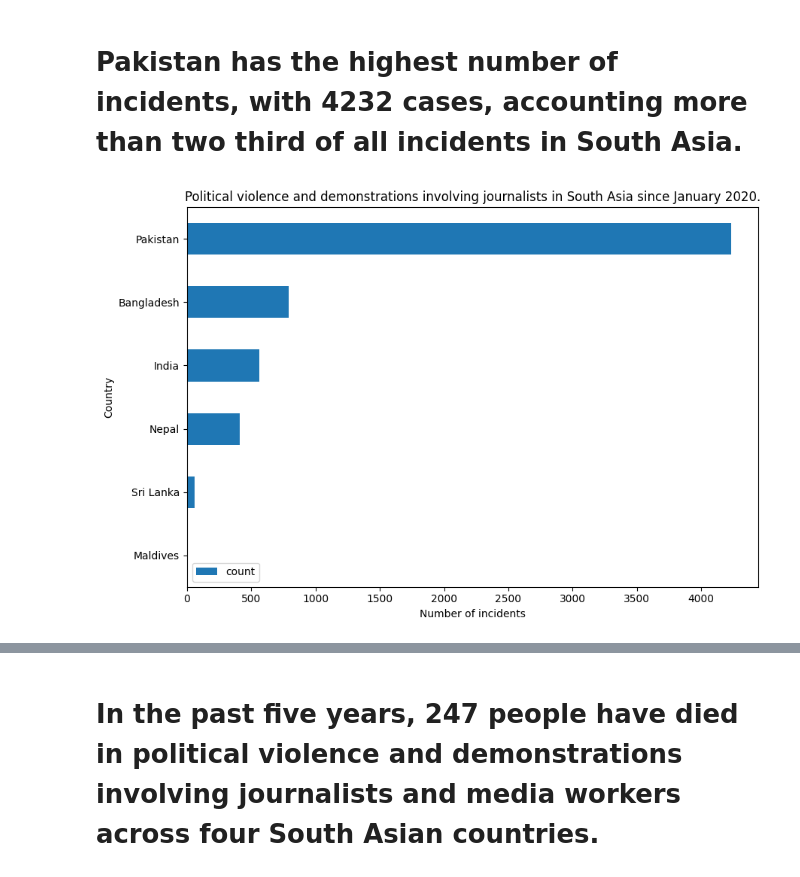
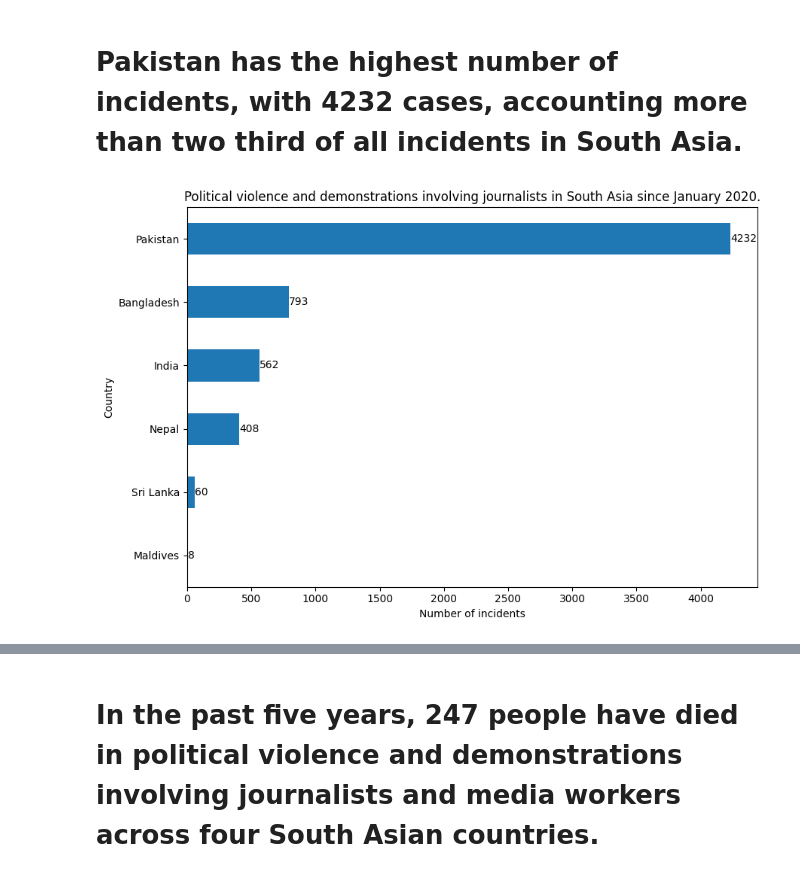
Before and after one commit to tufanjee/tufanjee.github.io, a Jupyter notebook: Disorder Involving the Media.ipynb, the cells around one changed output, grey strips where cells are left out. Saved outputs shown, nothing was run; the diff lists cells and outputs as text; code cells hidden in the pictures.

```diff
--- a/Disorder Involving the Media.ipynb
+++ b/Disorder Involving the Media.ipynb
@@ -82,27 +82,34 @@ Pakistan has the highest number of incidents, with 4232 cases, accounting for ap
 # %%
 # Creating the bar chart for the political violence and demonstrations involving journalists and media workers in South Asia.
 
 import matplotlib.pyplot as plt
 
-after20.groupby('country')\
+country_counts = after20.groupby('country')\
     .size()\
     .sort_values()\
-    .reset_index(name='count')\
-    .plot(
-        kind='barh',
-        x='country',
-        y='count',
-        figsize=(9,6)
-    )
+    .reset_index(name='count')
+ax = country_counts.plot(
+    kind='barh',
+    x='country',
+    y='count',
+    figsize=(9, 6),
+    legend=False
+)
+
+
+for i, count in enumerate(country_counts['count']):
+    ax.text(count + 0.5, i, str(count), va='center')
+
+
 plt.title('Political violence and demonstrations involving journalists in South Asia since January 2020.')
 plt.xlabel('Number of incidents')
 plt.ylabel('Country')
 
 plt.tight_layout()
 plt.savefig('bar_chart_journalist_incidents.png', dpi=300)
 plt.show()
 # %% [output]
-[figure, old version]
+[figure, new version]
 # %%
 
 #Counting fatalities by country
```
Also changed, not shown: parts of 12 cells of this notebook, 1 other file.
